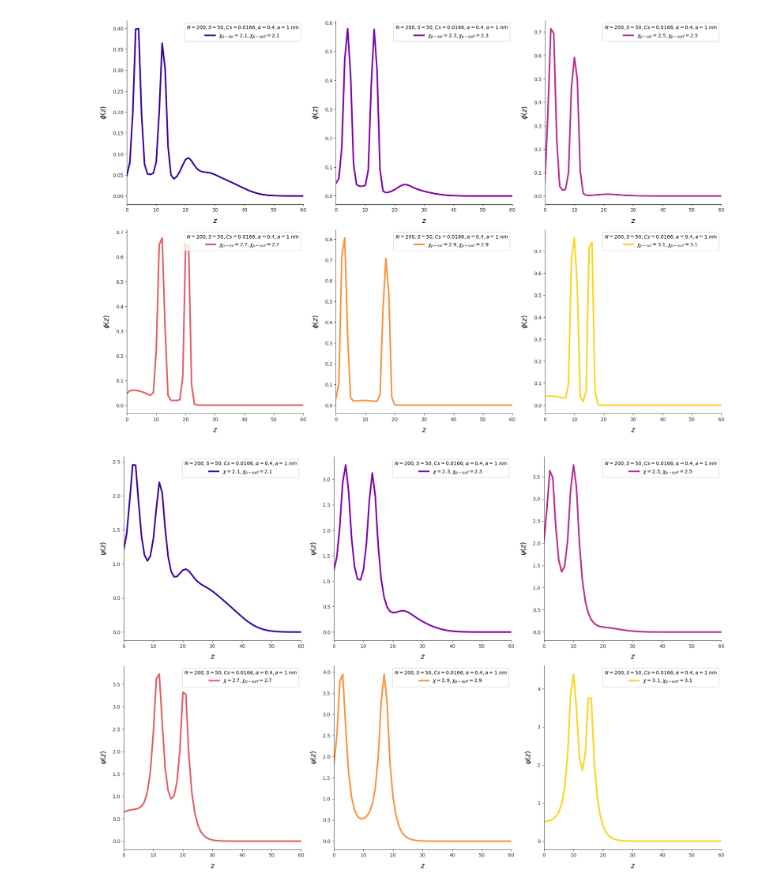
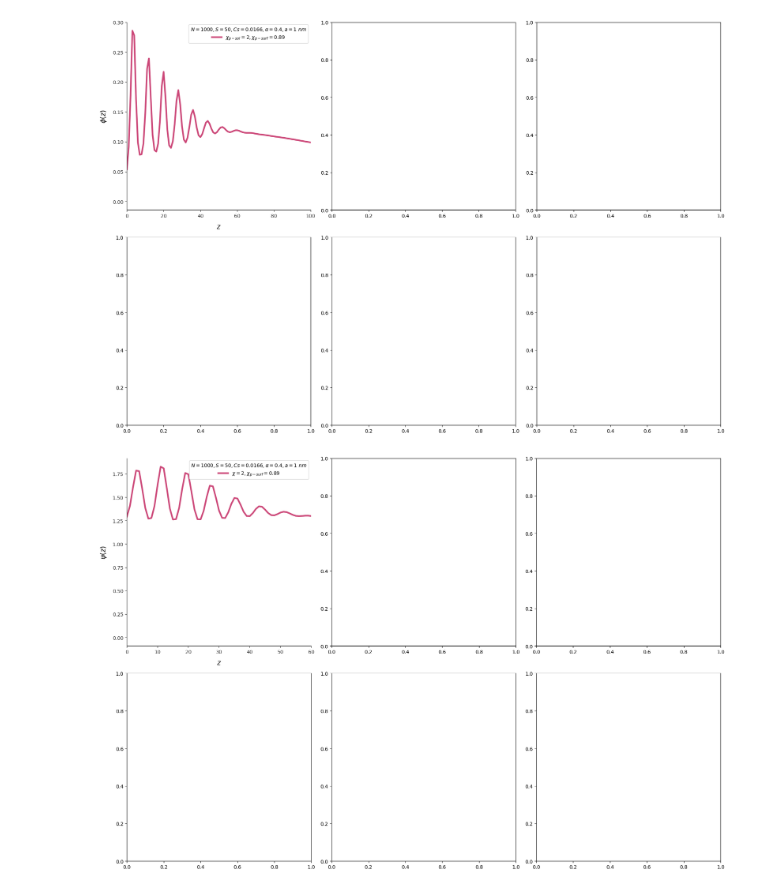
Before and after one commit to salatovaoaoaoa/PB_SCF, a Jupyter notebook: 05_solvent_chi_flat/Figures/var_chi_chi_surf.ipynb, the cells around one changed output. Cells and saved outputs as stored; diff of their text form; code cells hidden in the pictures.

```diff
--- a/05_solvent_chi_flat/Figures/var_chi_chi_surf.ipynb
+++ b/05_solvent_chi_flat/Figures/var_chi_chi_surf.ipynb
@@ -12,7 +12,7 @@ from matplotlib.cm import get_cmap
 from create_in import create_in
 from out_reader import out_reader
 # %%
-N = 200
+N = 1000
 
 S_namics = 50
 
@@ -21,7 +21,7 @@ alpha = 0.4
 Cs = pow(10, -2) * 1.66
 
 
-chi_range = [2.1, 2.3, 2.5, 2.7, 2.9, 3.1]
+chi_range = [2]
 
 # [1, 1.2, 1.3, 1.45, 1.7, 2]
 # [2, 2.2, 2.4, 2.6, 2.8, 3]
@@ -105,35 +123,35 @@ color_map = get_cmap("plasma")
 fig, axes = plt.subplots(2, 3, figsize=(18, 12))  # Создаем сетку из 6 графиков (2 строки, 3 столбца)
 axes = axes.flatten()  # Преобразуем массив осей в плоский список
 
 for i, (chi, (phi_brush)) in enumerate(phi_brush_prof.items()):
 
     chi_surf = chi_surf_range[i]
 
     base_color = color_map((i + 0.5) / len(chi_range))
     ax = axes[i]  # Выбираем текущую ось
 
     ax.plot(phi_brush, label=f'$\\chi_{{p-sol}} = {chi}, \\chi_{{p-surf}} = {round(chi_surf, 2)}$', linewidth=3.2, color=base_color, linestyle="-")
 
     # Настройка визуализации для текущего окна
     ax.set_xlabel("$z$", fontsize=14, labelpad=10)
     ax.set_ylabel("$\\phi(z)$", fontsize=14, labelpad=10)
     ax.legend(fontsize=10, title=f'$N = {N}, S = {S_namics}, Cs = {Cs}, \\alpha = {alpha}, a = 1 \\ nm$',
               title_fontsize=10, loc="upper right")
 
     # Добавляем фон и рамку для текущего окна
     ax.spines["top"].set_visible(False)
     ax.spines["right"].set_visible(False)
     ax.spines["left"].set_color("#333333")
     ax.spines["bottom"].set_color("#333333")
     ax.tick_params(axis='both', which='major', labelsize=10, colors="#333333")
 
-    ax.set_xlim(0, 60)
+    ax.set_xlim(0,  100)
 
 plt.tight_layout()
 # plt.savefig('figure_3.pdf', dpi=300, bbox_inches='tight')
 plt.show()
 # %% [output]
-[figure, old version]
+[figure, new version]
 # %%
 color_map = get_cmap("plasma")
 fig, axes = plt.subplots(2, 3, figsize=(18, 12))  # Создаем сетку из 6 графиков (2 строки, 3 столбца)
@@ -166,4 +184,4 @@ plt.tight_layout()
 # plt.savefig('psi_figure_3.pdf', dpi=300, bbox_inches='tight')
 plt.show()
 # %% [output]
-[figure, old version]
+[figure, new version]
```
Also changed, not shown: parts of 2 cells of this notebook, 3 other files.
